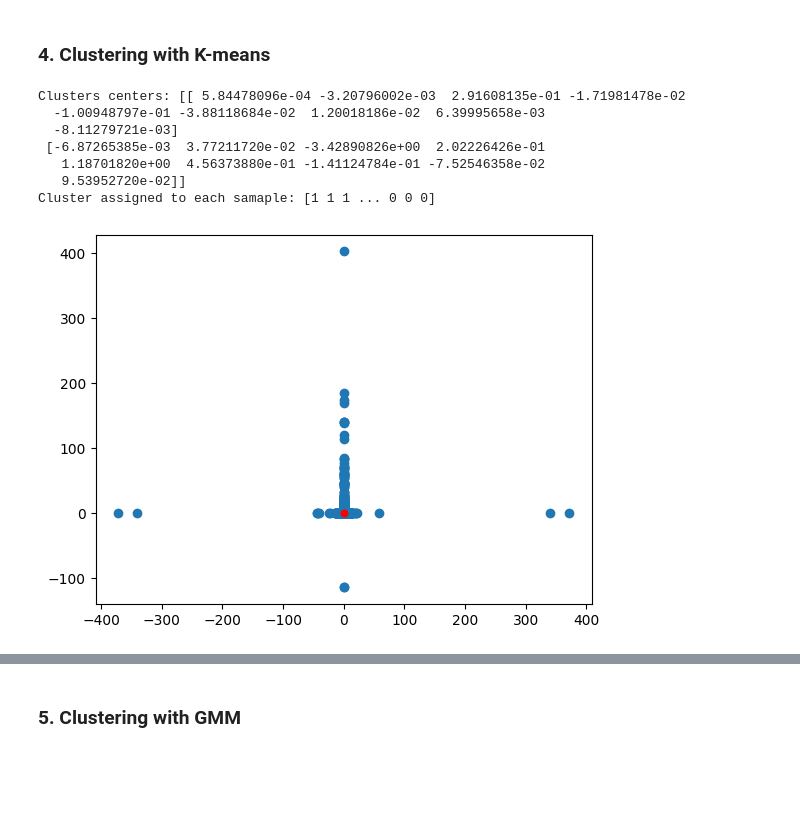
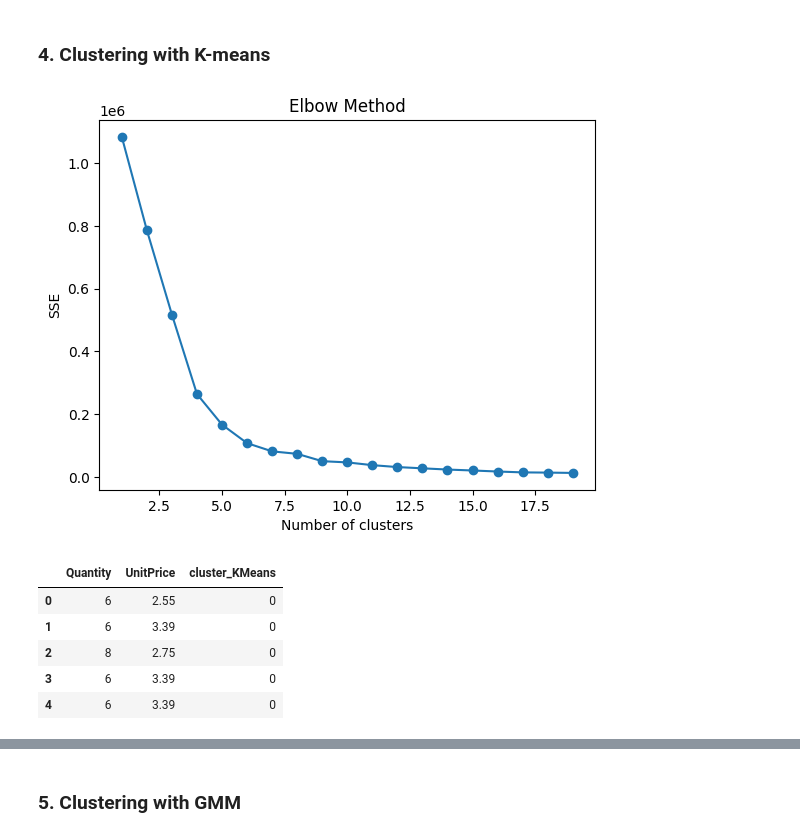
Before and after one commit to WamzMwangi/Unsupervised_Machine_Learning, a Jupyter notebook: Week2_Clustering/Customer_Segmentation_Project.ipynb, the cells around one changed output, grey strips where cells are left out. Drawn from its saved outputs; the diff is of its cells as text; code cells hidden in the pictures; blank space fills up the shorter version.

Commit message:
Clustering with Kmeans & GMM

```diff
--- a/Week2_Clustering/Customer_Segmentation_Project.ipynb
+++ b/Week2_Clustering/Customer_Segmentation_Project.ipynb
@@ -91,4 +62,0 @@ Insights from missingness visualization:
-# %%
-data.dropna(subset=['Description'],inplace=True)
-data.drop(['CustomerID', 'InvoiceNo','StockCode'],axis=1, inplace=True)
-data.head()
@@ -231,0 +65,4 @@ Q: How come object did not work?
+# %%
+#create new df with target featuers
+df=data[['Quantity','UnitPrice']]
+df.head()
@@ -233,5 +77,4 @@ Q: How come object did not work?
 #### 3.3 Feature Scaling
 # %%
 scaler=StandardScaler()
-scaled_df=scaler.fit_transform(final_df)
-scaled_df
+scaled_df=scaler.fit_transform(df)
@@ -252,28 +81,18 @@ array([[-1.65275532e-02, -2.14008557e-02, -3.42925962e+00, ...,
 # %% [markdown]
 ### 4. Clustering with K-means
-# %%
-from sklearn.cluster import KMeans
-k_means=KMeans(n_clusters=2,n_init=12, random_state=42).fit(scaled_df)
-labels=k_means.labels_
-print("Clusters centers:", k_means.cluster_centers_)
-print('Cluster assigned to each samaple:', labels)
-# %% [output]
-Clusters centers: [[ 5.84478096e-04 -3.20796002e-03  2.91608135e-01 -1.71981478e-02
-  -1.00948797e-01 -3.88118684e-02  1.20018186e-02  6.39995658e-03
-  -8.11279721e-03]
- [-6.87265385e-03  3.77211720e-02 -3.42890826e+00  2.02226426e-01
-   1.18701820e+00  4.56373880e-01 -1.41124784e-01 -7.52546358e-02
-   9.53952720e-02]]
-Cluster assigned to each samaple: [1 1 1 ... 0 0 0]
-# %%
-# Plot the data
-plt.scatter(scaled_df[:,0], scaled_df[:,1], label='Data points')
-
-# Plot the clusters
-plt.scatter(k_means.cluster_centers_[:, 0],
-            k_means.cluster_centers_[:, 1],
-            s=20,                             # Set centroid size
-            c='red')                           # Set centroid color
-plt.show()
-# %% [output]
-[figure, removed]
+# %%
+sse = []
+for k in range(1,20):
+    kmeans = KMeans(n_clusters=k, random_state=42)
+    kmeans.fit(scaled_df)
+    sse.append(kmeans.inertia_)
+
+
+# Plot the sse for each number of clusters
+plt.plot(range(1, 20), sse, marker ='o')
+plt.xlabel('Number of clusters')
+plt.ylabel('SSE')
+plt.title("Elbow Method")
+plt.show()
+# %% [output]
+[figure, added]
@@ -279,0 +106,9 @@ plt.show()
+# %%
+df.head()
+# %% [output]
+|  | Quantity | UnitPrice | cluster_KMeans |
+| 0 | 6 | 2.55 | 0 |
+| 1 | 6 | 3.39 | 0 |
+| 2 | 8 | 2.75 | 0 |
+| 3 | 6 | 3.39 | 0 |
+| 4 | 6 | 3.39 | 0 |
```
Also changed, not shown: parts of 36 cells of this notebook.
